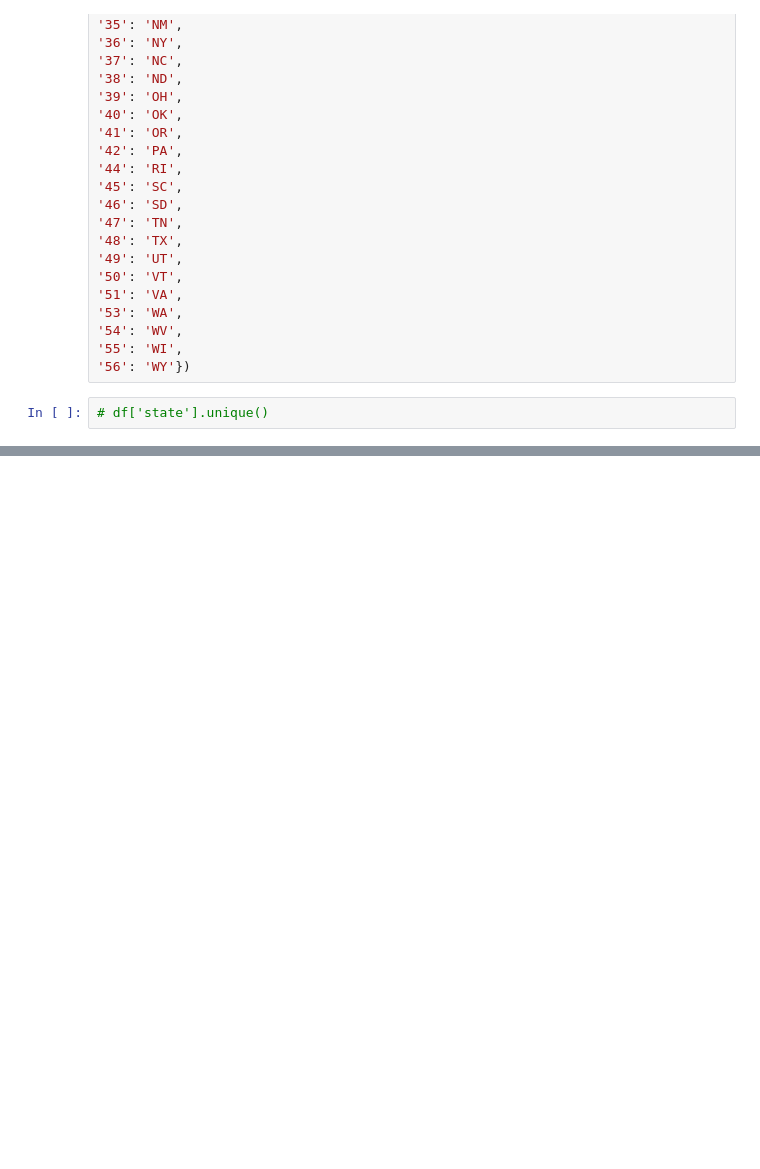
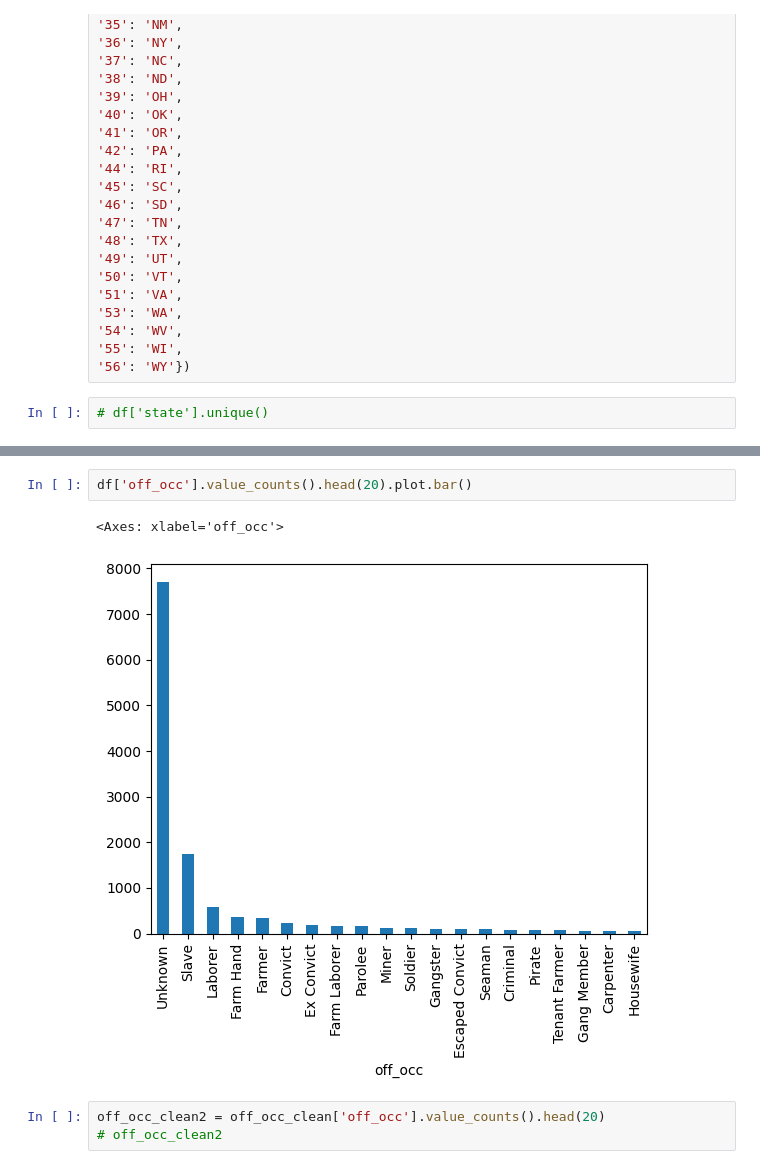
Before and after one commit to max-reevage/us-execution-trends-exploration, a Jupyter notebook: notebooks/execution_data_practice(2).ipynb, the cells around one changed output, grey strips where cells are left out. Cells and saved outputs as stored; diff of their text form; blank space fills up the shorter version.

```diff
--- a/notebooks/execution_data_practice(2).ipynb
+++ b/notebooks/execution_data_practice(2).ipynb
@@ -364,0 +442,8 @@ df[df['exec_method'] == 'Hanging']
+# %%
+df['off_occ'].value_counts().head(20).plot.bar()
+# %% [output]
+<Axes: xlabel='off_occ'>
+[figure, added]
+# %%
+off_occ_clean2 = off_occ_clean['off_occ'].value_counts().head(20)
+# off_occ_clean2
```
Also changed, not shown: parts of 28 cells of this notebook, 2 other files.
